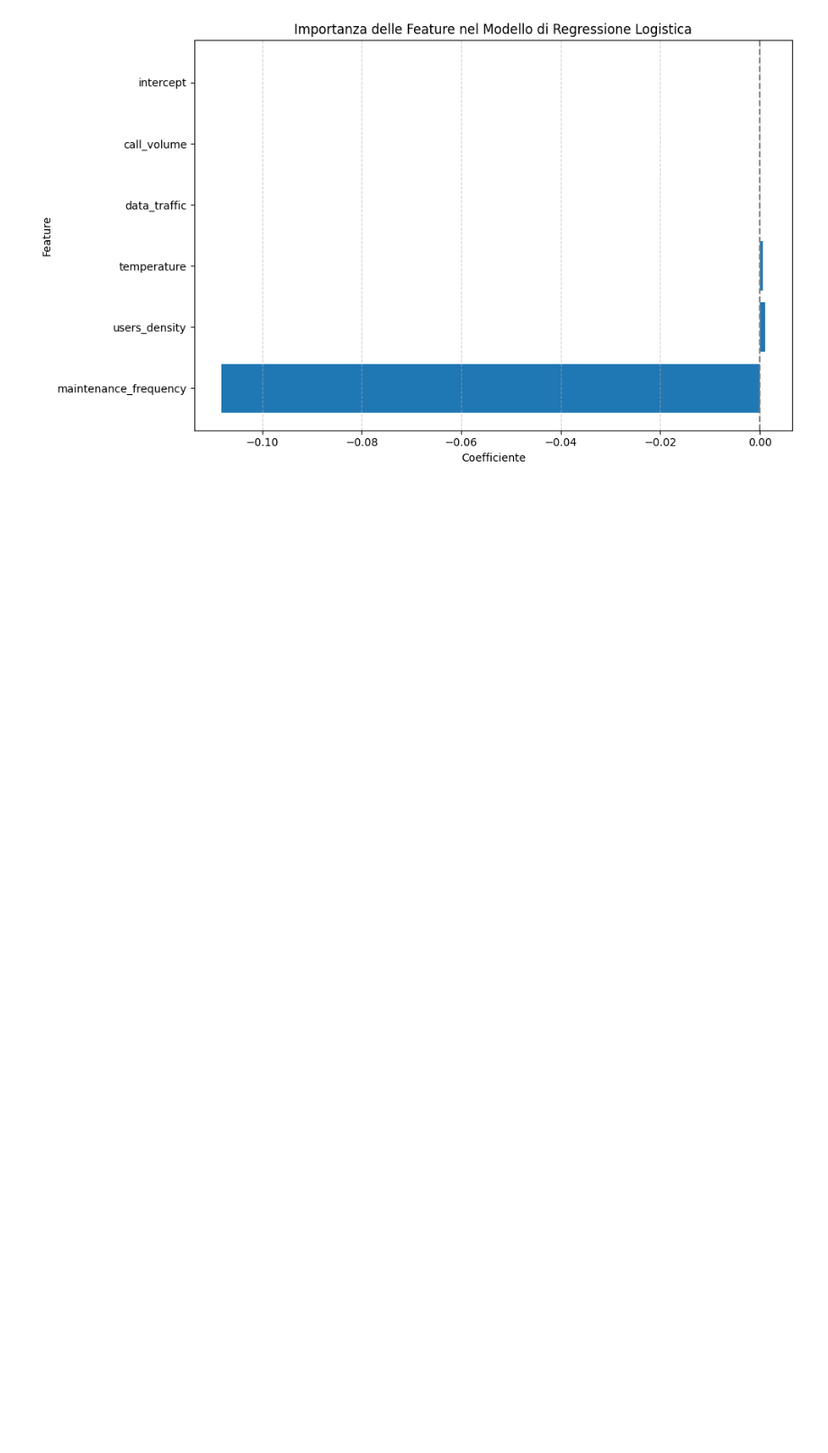
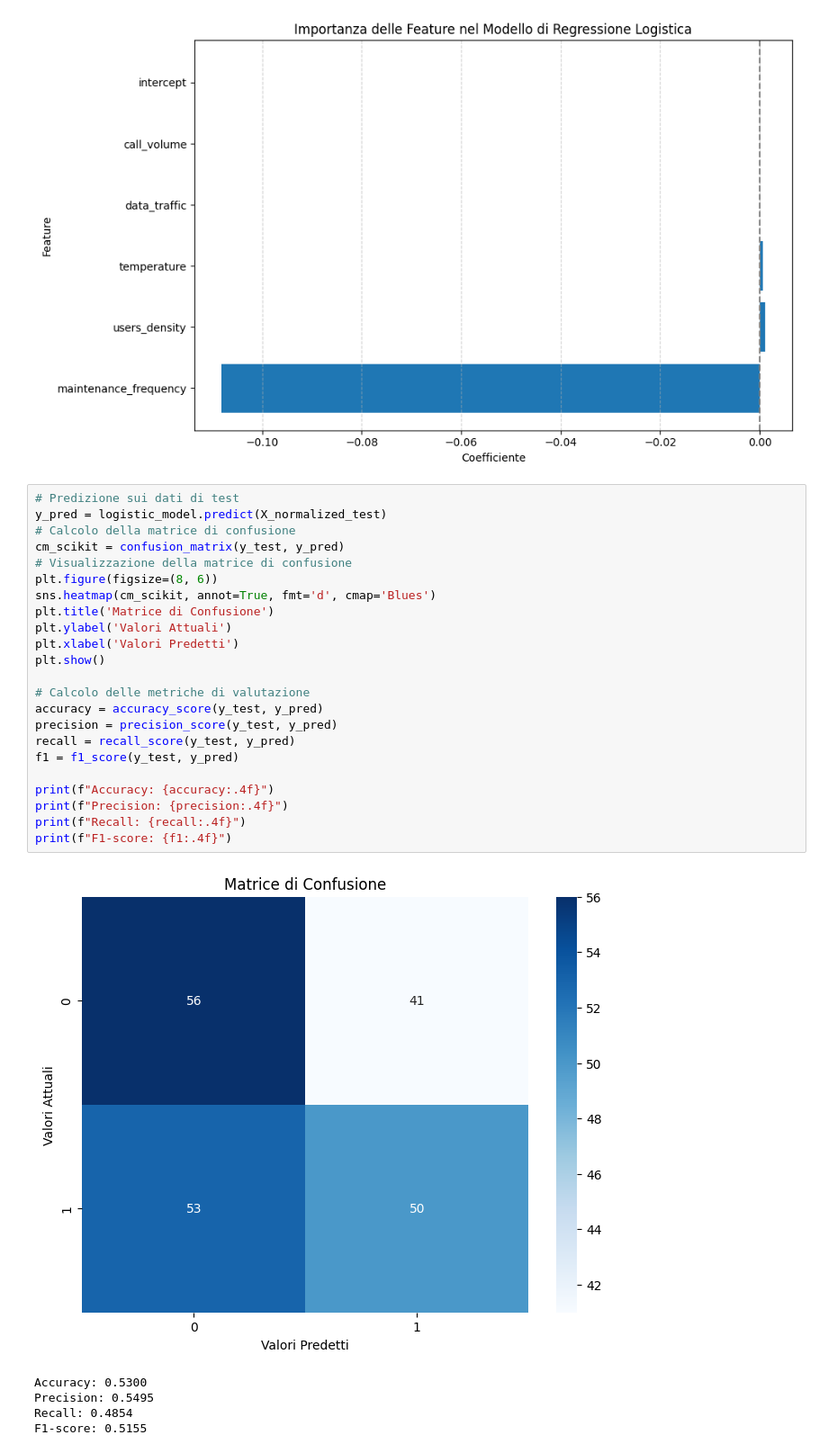
Before and after one commit to Net4uCA/ML_Course, a Jupyter notebook: Supervised_Learning/3_LogisticRegression/excercise.ipynb, the cells around one changed output. Shown at 90% size. Drawn from its saved outputs; the diff is of its cells as text; blank space fills up the shorter version.

```diff
--- a/Supervised_Learning/3_LogisticRegression/excercise.ipynb
+++ b/Supervised_Learning/3_LogisticRegression/excercise.ipynb
@@ -497,3 +541,32 @@ plt.tight_layout()
 plt.show()
 # %% [output]
 [figure]
+# %%
+# Predizione sui dati di test
+y_pred = logistic_model.predict(X_normalized_test)
+# Calcolo della matrice di confusione
+cm_scikit = confusion_matrix(y_test, y_pred)
+# Visualizzazione della matrice di confusione
+plt.figure(figsize=(8, 6))
+sns.heatmap(cm_scikit, annot=True, fmt='d', cmap='Blues')
+plt.title('Matrice di Confusione')
+plt.ylabel('Valori Attuali')
+plt.xlabel('Valori Predetti')
+plt.show()
+
+# Calcolo delle metriche di valutazione
+accuracy = accuracy_score(y_test, y_pred)
+precision = precision_score(y_test, y_pred)
+recall = recall_score(y_test, y_pred)
+f1 = f1_score(y_test, y_pred)
+
+print(f"Accuracy: {accuracy:.4f}")
+print(f"Precision: {precision:.4f}")
+print(f"Recall: {recall:.4f}")
+print(f"F1-score: {f1:.4f}")
+# %% [output]
+[figure, added]
+Accuracy: 0.5300
+Precision: 0.5495
+Recall: 0.4854
+F1-score: 0.5155
```
Also changed, not shown: parts of 5 cells of this notebook, 5 other files.
